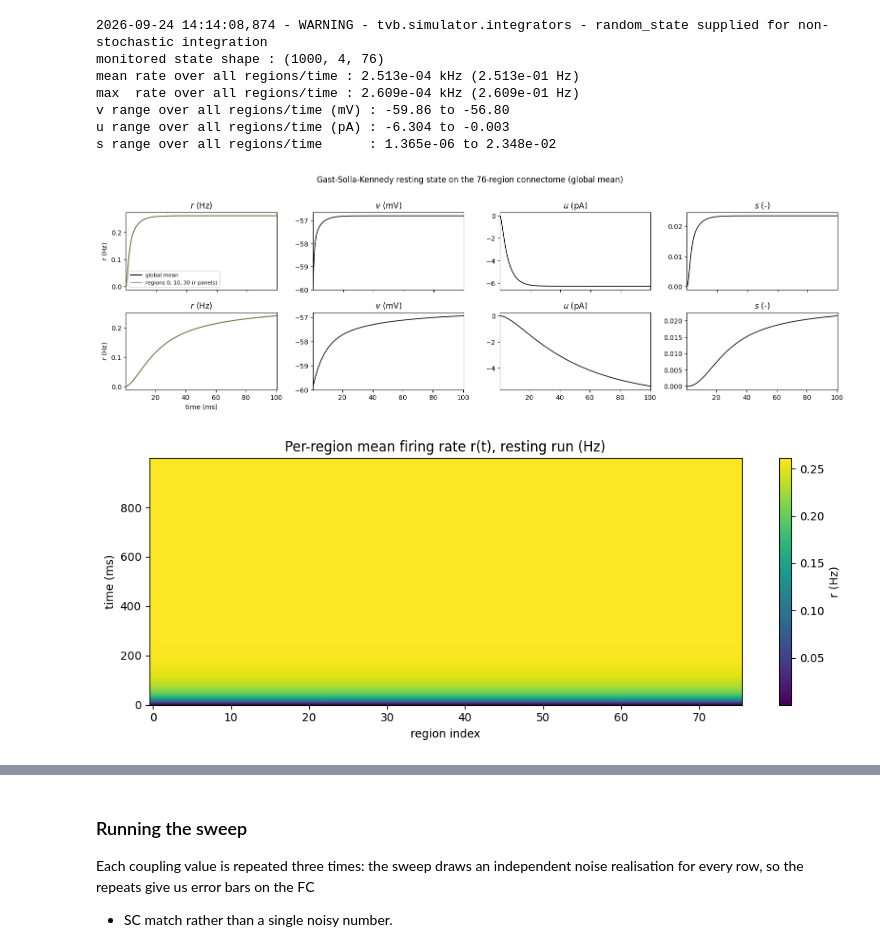
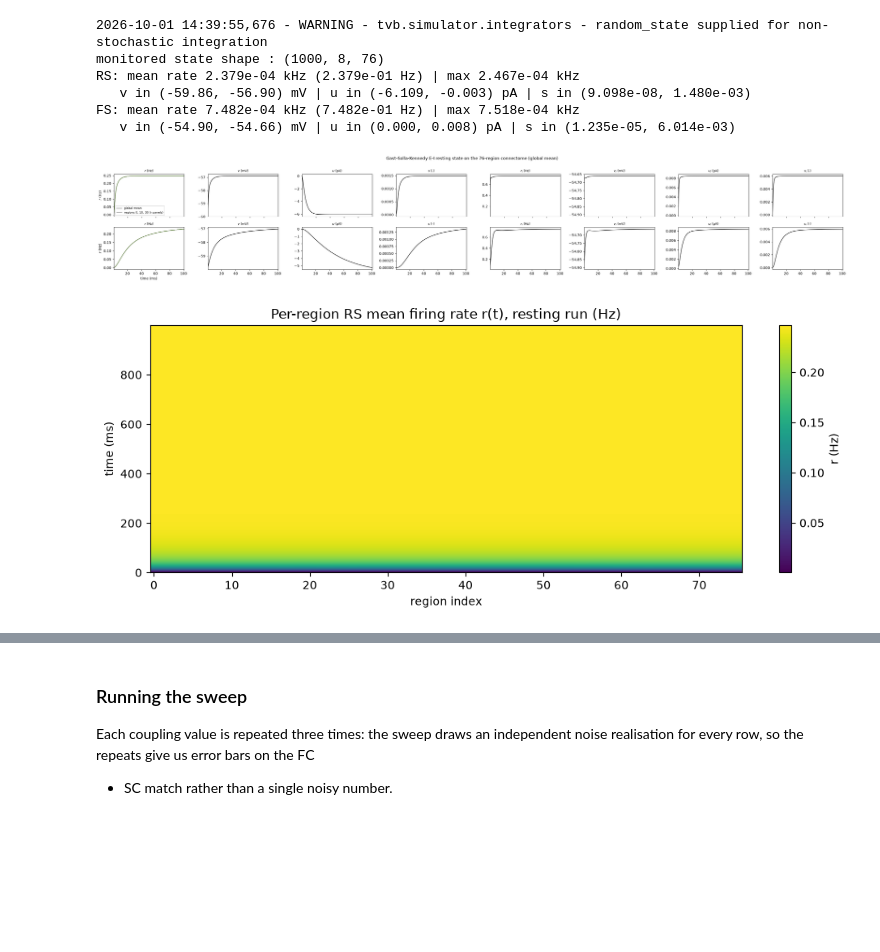
Before and after one commit to the-virtual-brain/tvb-root, a Jupyter notebook: tvb_documentation/demos/simulate_gast_solla_kennedy_resting_state.ipynb, the cells around one changed output, grey strips where cells are left out. Cells and saved outputs as stored; diff of their text form; code cells hidden in the pictures; blank space fills up the shorter version.

```diff
--- a/tvb_documentation/demos/simulate_gast_solla_kennedy_resting_state.ipynb
+++ b/tvb_documentation/demos/simulate_gast_solla_kennedy_resting_state.ipynb
@@ -119,12 +148,13 @@ conn.configure()
 print("Regions        :", conn.number_of_regions)
 print("Max delay (mm) :", conn.tract_lengths.max())
 
-# Adaptive-Izhikevich mean-field model (Gast, Solla & Kennedy 2024),
-# regular-spiking (RS) parameter set (Table 1). A small external current of
-# 30 pA places the population close to its quiescent (low-rate) fixed point.
-model = models.GastSollaKennedy(I=numpy.array([30.0]))
-# monitor all four state variables so the figures can show r, v, u and s
-model.variables_of_interest = ("r", "v", "u", "s")
+# Two-population adaptive-Izhikevich mean-field model (Gast, Solla & Kennedy
+# 2024): RS column of Table 1 + FS column of Table 2 + Table 4 coupling.
+# Small external currents place both populations close to their quiescent
+# fixed points (mean firing rates effectively zero).
+model = models.GastSollaKennedy(I=numpy.array([30.0]), I_i=numpy.array([5.0]))
+# monitor all eight state variables so the figures can show r, v, u, s and their FS counterparts
+model.variables_of_interest = ("r", "v", "u", "s", "r_i", "v_i", "u_i", "s_i")
 print("Model          :", type(model).__name__)
 print("State vars     :", model.state_variables)
 print("Variables of interest (monitored):", model.variables_of_interest)
@@ -254,56 +291,60 @@ oscillatory.
-# %%
-time, data = simulate(initial_rate=0.0, initial_v=-60.0, initial_u=0.0, sim_length=1000.0)
-r = data[:, 0, :]  # firing rate (kHz), shape (time, regions)
-v, u, s = data[:, 1, :], data[:, 2, :], data[:, 3, :]
-print("monitored state shape :", data.shape)
-print("mean rate over all regions/time : %.3e kHz (%.3e Hz)" % (r.mean(), 1e3 * r.mean()))
-print("max  rate over all regions/time : %.3e kHz (%.3e Hz)" % (r.max(), 1e3 * r.max()))
-print("v range over all regions/time (mV) : %.2f to %.2f" % (v.min(), v.max()))
-print("u range over all regions/time (pA) : %.3f to %.3f" % (u.min(), u.max()))
-print("s range over all regions/time      : %.3e to %.3e" % (s.min(), s.max()))
-# %% [output]
-2026-09-24 14:14:08,874 - WARNING - tvb.simulator.integrators - random_state supplied for non-stochastic integration
-monitored state shape : (1000, 4, 76)
-mean rate over all regions/time : 2.513e-04 kHz (2.513e-01 Hz)
-max  rate over all regions/time : 2.609e-04 kHz (2.609e-01 Hz)
-v range over all regions/time (mV) : -59.86 to -56.80
-u range over all regions/time (pA) : -6.304 to -0.003
-s range over all regions/time      : 1.365e-06 to 2.348e-02
+# %%
+time, data = simulate(initial_rate=0.0, initial_v=-60.0, initial_u=0.0,
+                      initial_fs_rate=0.0, initial_fs_v=-55.0, initial_fs_u=0.0,
+                      sim_length=1000.0)
+r  = data[:, 0, :]   # RS firing rate (kHz)
+v  = data[:, 1, :];  u  = data[:, 2, :];  s  = data[:, 3, :]
+ri = data[:, 4, :]   # FS firing rate (kHz)
+vi = data[:, 5, :];  ui = data[:, 6, :];  si = data[:, 7, :]
+print("monitored state shape :", data.shape)
+def rstat(name, R, Vs, Us, Ss):
+    print("%s: mean rate %.3e kHz (%.3e Hz) | max %.3e kHz" % (name, R.mean(), 1e3*R.mean(), R.max()))
+    print("   v in (%.2f, %.2f) mV | u in (%.3f, %.3f) pA | s in (%.3e, %.3e)" %
+          (Vs.min(), Vs.max(), Us.min(), Us.max(), Ss.min(), Ss.max()))
+rstat("RS", r, v, u, s)
+rstat("FS", ri, vi, ui, si)
+# %% [output]
+2026-10-01 14:39:55,676 - WARNING - tvb.simulator.integrators - random_state supplied for non-stochastic integration
+monitored state shape : (1000, 8, 76)
+RS: mean rate 2.379e-04 kHz (2.379e-01 Hz) | max 2.467e-04 kHz
+   v in (-59.86, -56.90) mV | u in (-6.109, -0.003) pA | s in (9.098e-08, 1.480e-03)
+FS: mean rate 7.482e-04 kHz (7.482e-01 Hz) | max 7.518e-04 kHz
+   v in (-54.90, -54.66) mV | u in (0.000, 0.008) pA | s in (1.235e-05, 6.014e-03)
 # %%
 def region_traces(ax, t):
-    """Per-region firing-rate traces, drawn on the r panels."""
+    """Per-region RS firing-rate traces, drawn on the r panel (column 0)."""
     for i in (0, 10, 30):
         ax.plot(t, 1e3 * r[:, i][: len(t)], lw=0.8, alpha=0.7)
 
 
 fig = plot_state_figure(
     time,
     data,
-    "Gast-Solla-Kennedy resting state on the 76-region connectome (global mean)",
+    "Gast-Solla-Kennedy E-I resting state on the 76-region connectome (global mean)",
     zoom=100.0,
     overlays={0: [region_traces]},
 )
 import matplotlib.lines as mlines
 
 fig.axes[0].legend(
     handles=[
         mlines.Line2D([], [], color="k", lw=1.5, label="global mean"),
         mlines.Line2D([], [], color="k", lw=0.8, alpha=0.7, label="regions 0, 10, 30 (r panels)"),
     ],
     fontsize=8,
     loc="best",
 )
 plt.show()
 
 fig, ax = plt.subplots(figsize=(10, 4))
 ax.imshow(1e3 * r, aspect="auto", origin="lower", cmap="viridis")
 ax.set_xlabel("region index")
 ax.set_ylabel("time (ms)")
-ax.set_title("Per-region mean firing rate r(t), resting run (Hz)")
+ax.set_title("Per-region RS mean firing rate r(t), resting run (Hz)")
 fig.colorbar(ax.images[0], ax=ax, label="r (Hz)")
 plt.tight_layout()
 plt.show()
 # %% [output]
-[figure, old version]
+[figure, new version]
-[figure, old version]
+[figure, new version]
 # %% [markdown]
```
Also changed, not shown: parts of 22 cells of this notebook, 4 other files.
